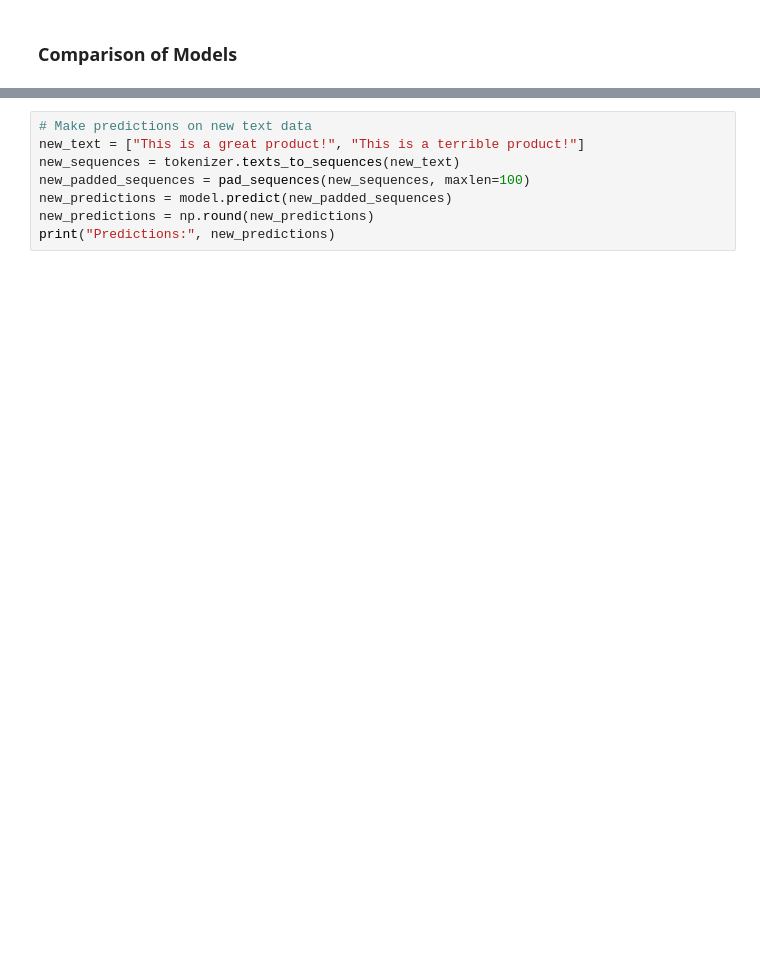
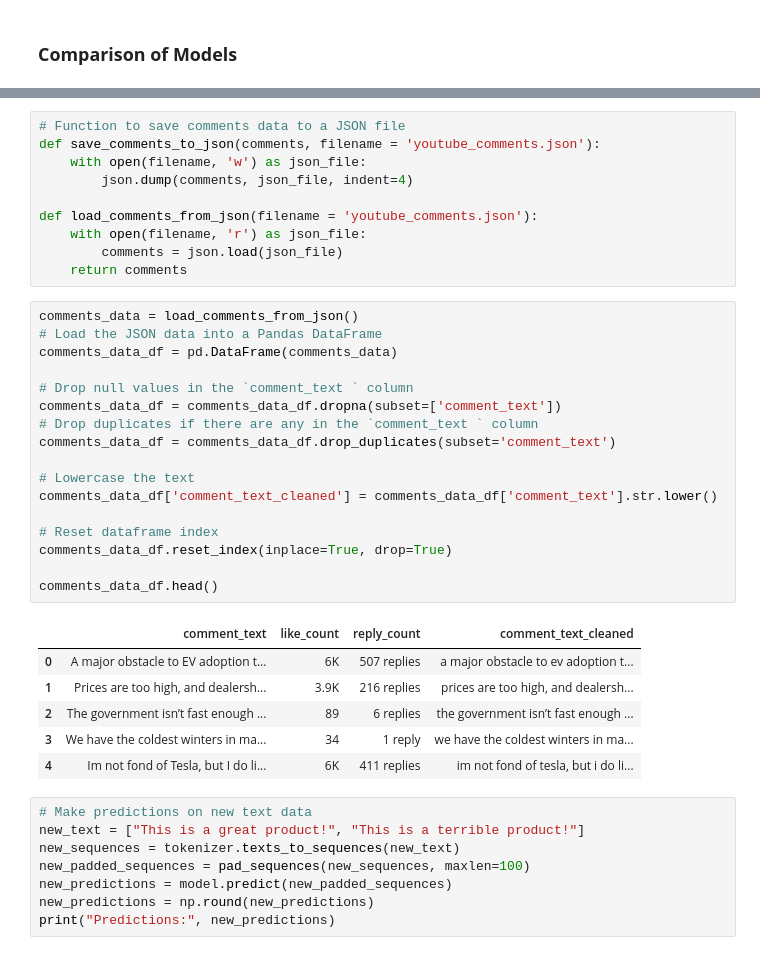
Before and after one commit to kkrusere/youTube-comments-Analyzer, a Jupyter notebook: LLM_fine-tuned.ipynb, the cells around one changed output, grey strips where cells are left out. Saved outputs shown, nothing was run; the diff lists cells and outputs as text; blank space fills up the shorter version.

```diff
--- a/LLM_fine-tuned.ipynb
+++ b/LLM_fine-tuned.ipynb
@@ -367,3 +444,37 @@ for model, accuracy in zip(models, accuracies):
+# %%
+# Function to save comments data to a JSON file
+def save_comments_to_json(comments, filename = 'youtube_comments.json'):
+    with open(filename, 'w') as json_file:
+        json.dump(comments, json_file, indent=4)
+
+def load_comments_from_json(filename = 'youtube_comments.json'):
+    with open(filename, 'r') as json_file:
+        comments = json.load(json_file)
+    return comments
+# %%
+comments_data = load_comments_from_json()
+# Load the JSON data into a Pandas DataFrame
+comments_data_df = pd.DataFrame(comments_data)
+
+# Drop null values in the `comment_text ` column
+comments_data_df = comments_data_df.dropna(subset=['comment_text'])
+# Drop duplicates if there are any in the `comment_text ` column
+comments_data_df = comments_data_df.drop_duplicates(subset='comment_text')
+
+# Lowercase the text
+comments_data_df['comment_text_cleaned'] = comments_data_df['comment_text'].str.lower()
+
+# Reset dataframe index
+comments_data_df.reset_index(inplace=True, drop=True)
+
+comments_data_df.head()
+# %% [output]
+|  | comment_text | like_count | reply_count | comment_text_cleaned |
+| 0 | A major obstacle to EV adoption t... | 6K | 507 replies | a major obstacle to ev adoption t... |
+| 1 | Prices are too high, and dealersh... | 3.9K | 216 replies | prices are too high, and dealersh... |
+| 2 | The government isn’t fast enough ... | 89 | 6 replies | the government isn’t fast enough ... |
+| 3 | We have the coldest winters in ma... | 34 | 1 reply | we have the coldest winters in ma... |
+| 4 | Im not fond of Tesla, but I do li... | 6K | 411 replies | im not fond of tesla, but i do li... |
 # %%
 # Make predictions on new text data
 new_text = ["This is a great product!", "This is a terrible product!"]
```
Also changed, not shown: parts of 9 cells of this notebook.
